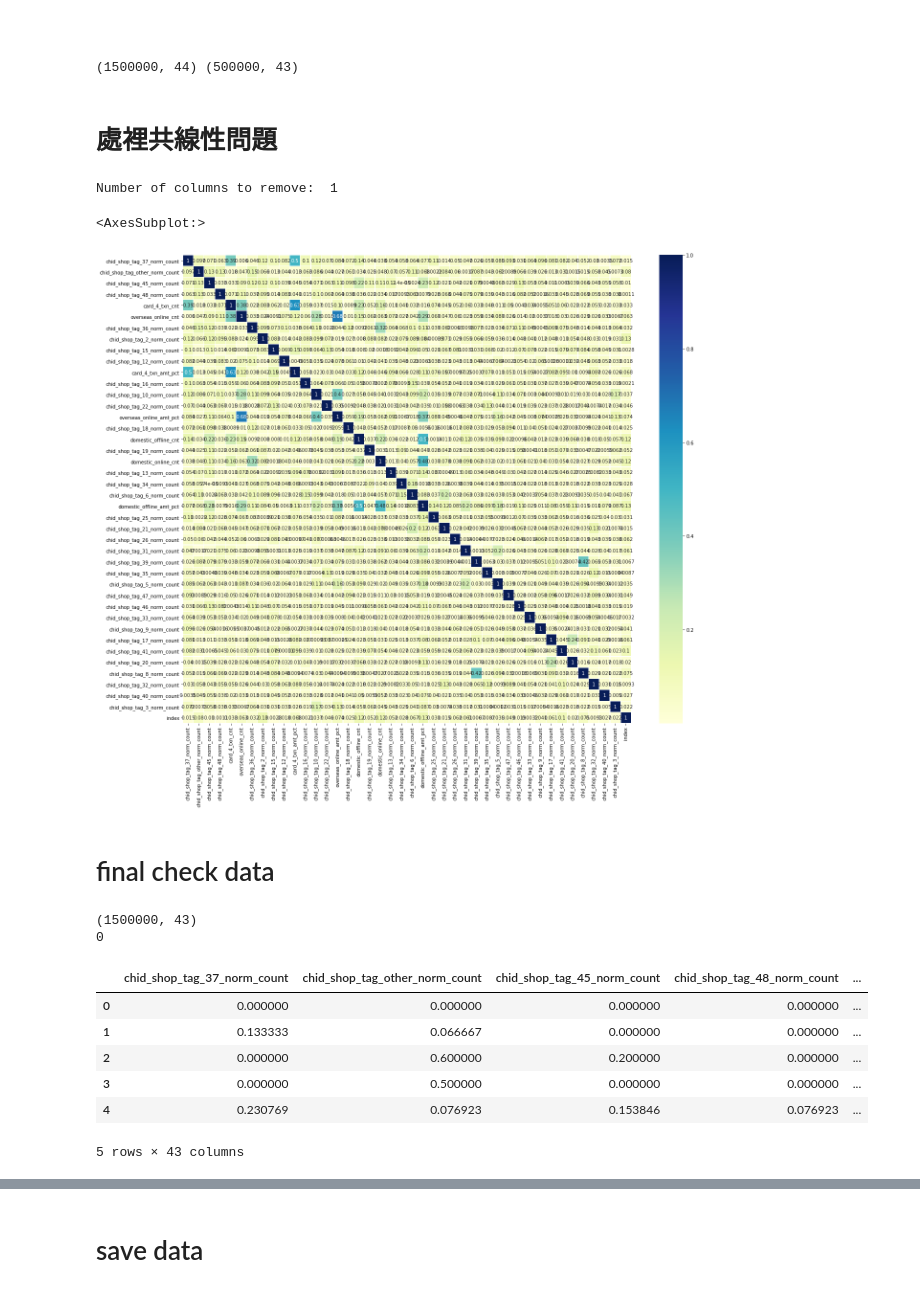
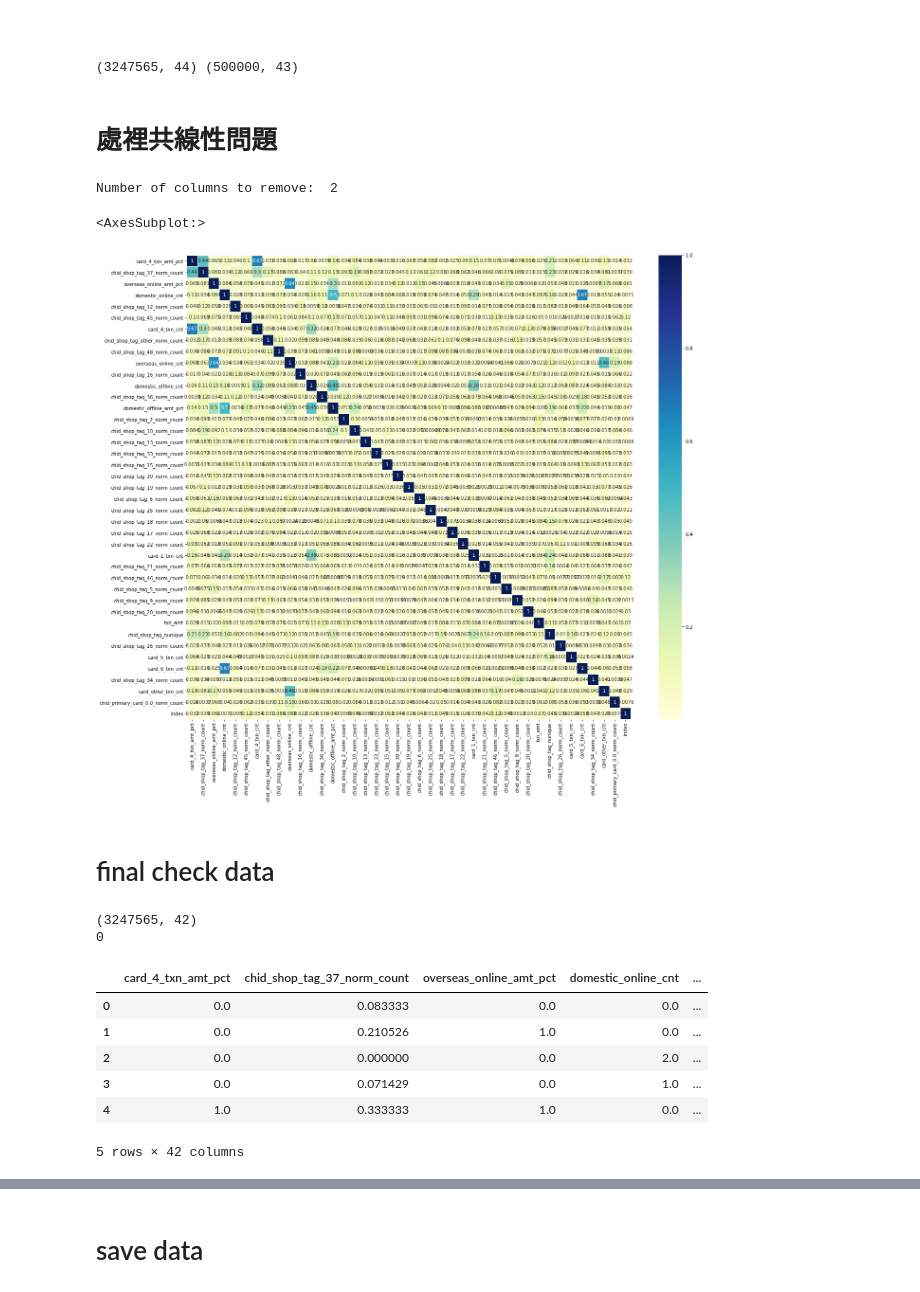
Before and after one commit to skywalker0803r/ESun2021WinterGame, a Jupyter notebook: notebook/資料預處理.ipynb, the cells around one changed output, grey strips where cells are left out. Saved outputs shown, nothing was run; the diff lists cells and outputs as text; code cells hidden in the pictures.

```diff
--- a/notebook/資料預處理.ipynb
+++ b/notebook/資料預處理.ipynb
@@ -6,6 +6,6 @@ import seaborn as sns
 import gc
 import xgboost
 import sklearn
-debug_mode = False
+debug_mode = True
 gc.collect()
 # %% [output]
@@ -353,7 +349,7 @@ train = train[k_feats+['index']+['shop_tag']]
 test = test[k_feats+['index']]
 print(train.shape,test.shape)
 # %% [output]
-(1500000, 44) (500000, 43)
+(3247565, 44) (500000, 43)
 # %% [markdown]
 # 處裡共線性問題
 # %%
@@ -378,16 +374,16 @@ for key, value in above_threshold_vars.items():
 cols_to_remove = list(set(cols_to_remove))
 print('Number of columns to remove: ', len(cols_to_remove))
 # %% [output]
-Number of columns to remove:  1
+Number of columns to remove:  2
 # %%
 train = train.drop(cols_to_remove,axis=1)
 test = test.drop(cols_to_remove,axis=1)
 # %%
 fig = plt.figure(figsize=(21,18))
-sns.heatmap(abs(train.sample(333).corr()),annot=True,linewidths=0.1,cmap='YlGnBu')
+sns.heatmap(abs(train.sample(420).corr()),annot=True,linewidths=0.1,cmap='YlGnBu')
 # %% [output]
 <AxesSubplot:>
-[figure, old version]
+[figure, new version]
 # %% [markdown]
 # final check data
 # %%
@@ -396,15 +392,15 @@ print(train.shape)
 print(train.isnull().sum().sum())
 train.head()
 # %% [output]
-(1500000, 43)
+(3247565, 42)
 0
-|  | chid_shop_tag_37_norm_count | chid_shop_tag_other_norm_count | chid_shop_tag_45_norm_count | chid_shop_tag_48_norm_count | ... |
-| 0 | 0.000000 | 0.000000 | 0.000000 | 0.000000 | ... |
-| 1 | 0.133333 | 0.066667 | 0.000000 | 0.000000 | ... |
-| 2 | 0.000000 | 0.600000 | 0.200000 | 0.000000 | ... |
-| 3 | 0.000000 | 0.500000 | 0.000000 | 0.000000 | ... |
-| 4 | 0.230769 | 0.076923 | 0.153846 | 0.076923 | ... |
+|  | card_4_txn_amt_pct | chid_shop_tag_37_norm_count | overseas_online_amt_pct | domestic_online_cnt | ... |
+| 0 | 0.0 | 0.083333 | 0.0 | 0.0 | ... |
+| 1 | 0.0 | 0.210526 | 1.0 | 0.0 | ... |
+| 2 | 0.0 | 0.000000 | 0.0 | 2.0 | ... |
+| 3 | 0.0 | 0.071429 | 0.0 | 1.0 | ... |
+| 4 | 1.0 | 0.333333 | 1.0 | 0.0 | ... |
-5 rows × 43 columns
+5 rows × 42 columns
 # %%
 test = test.reset_index(drop=True)
 print(test.shape)
```
Also changed, not shown: parts of 18 cells of this notebook.
